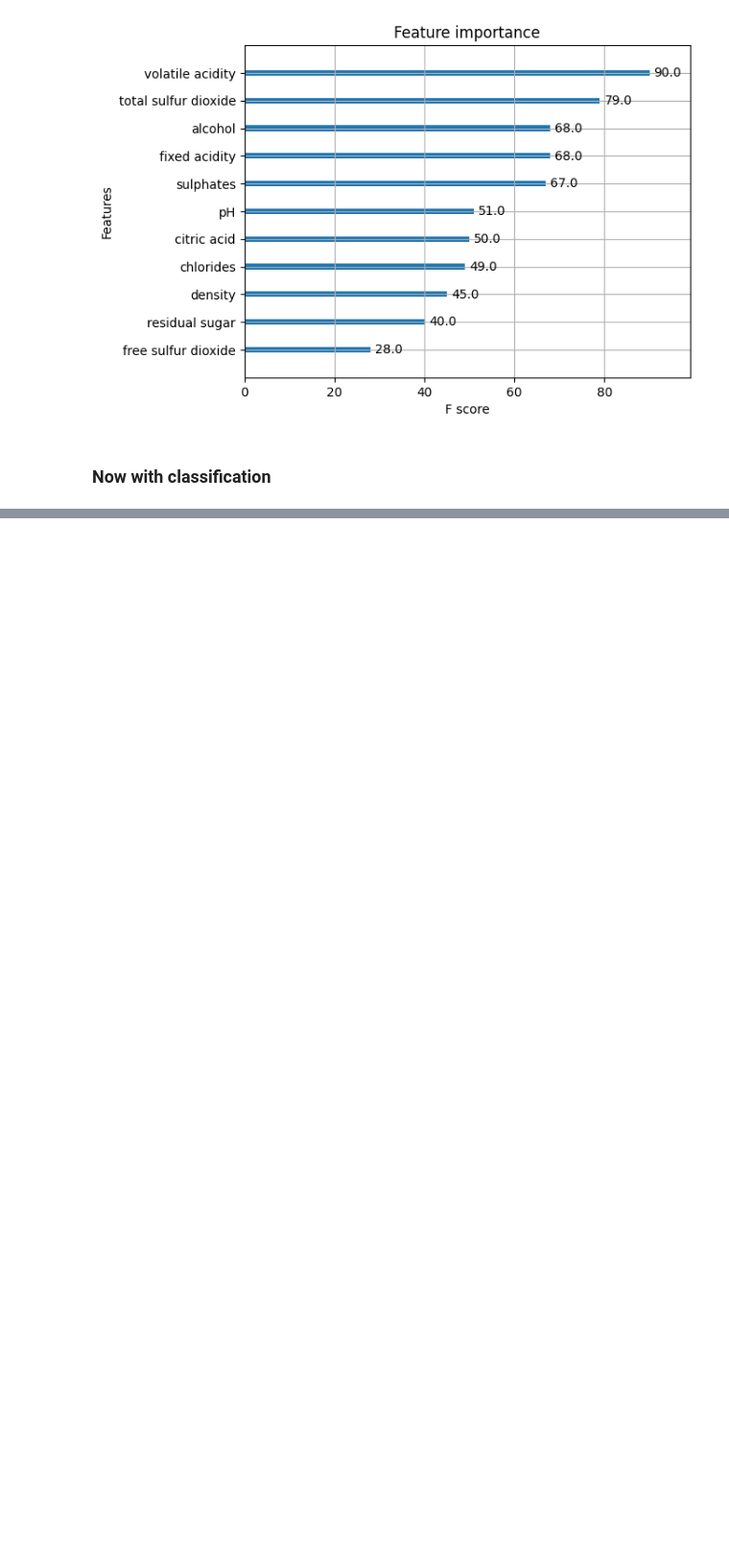
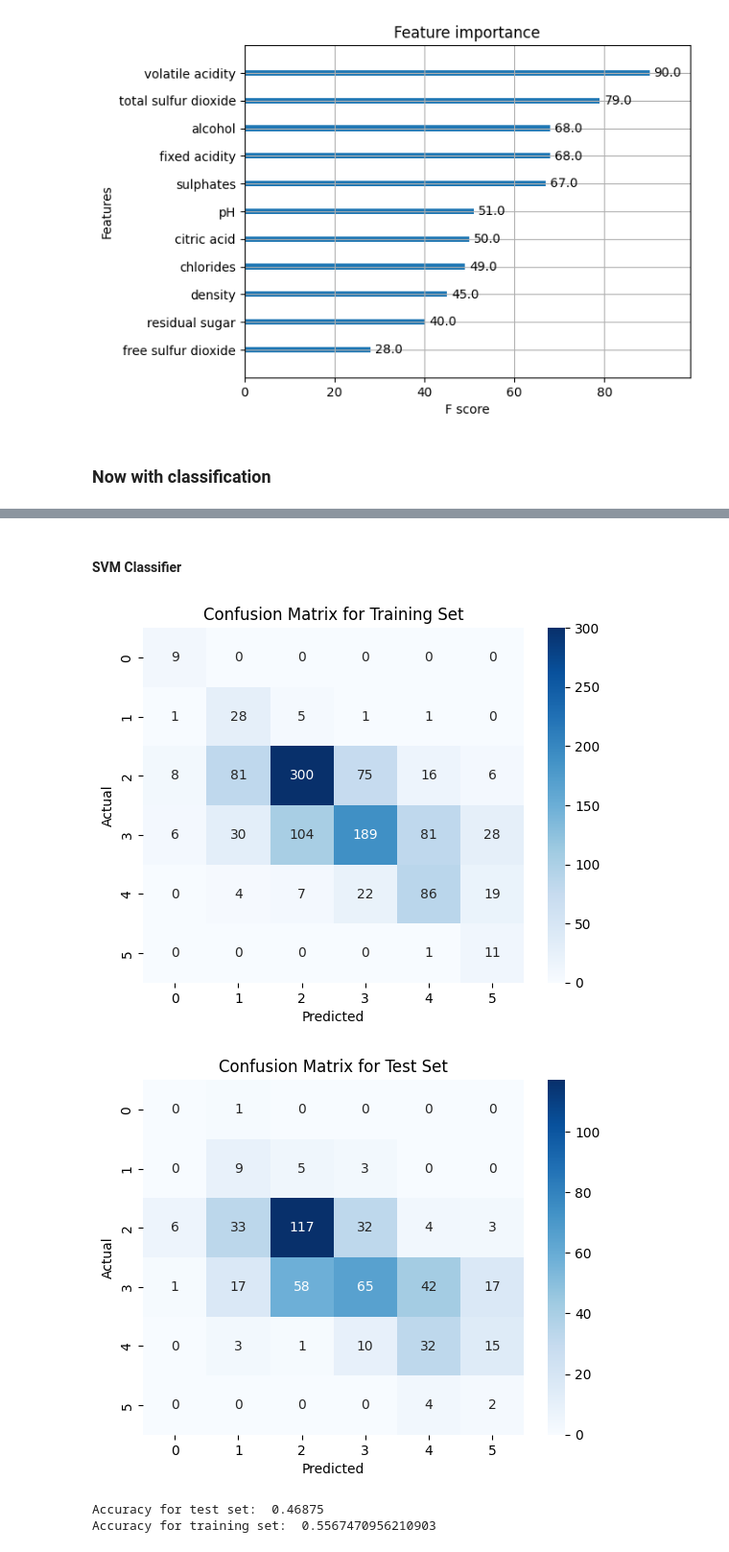
Before and after one commit to leopoldoagorio/Challenges, a Jupyter notebook: VinhoVerde.ipynb, the cells around one changed output, grey strips where cells are left out. Shown at 96% size. Cells and saved outputs as stored; diff of their text form; code cells hidden in the pictures; blank space fills up the shorter version.

Commit message:
classifiers defined, closes #11

```diff
--- a/VinhoVerde.ipynb
+++ b/VinhoVerde.ipynb
@@ -450,0 +593,76 @@ Accuracy for test set:  0.574999988079071
+# %% [markdown]
+#### SVM Classifier
+# %%
+from sklearn.model_selection import train_test_split
+from sklearn.preprocessing import StandardScaler
+from sklearn.utils.class_weight import compute_class_weight
+from sklearn.svm import SVC
+from sklearn.metrics import accuracy_score, confusion_matrix
+import seaborn as sns
+
+# split the data into training and test sets (70% training, 30% test)
+train, test = train_test_split(df, test_size=0.3, random_state=42)
+
+# define the features and the target
+#features = ['fixed acidity', 'volatile acidity', 'citric acid', 'residual sugar', 'chlorides', 'free sulfur dioxide', 'total sulfur dioxide', 'density', 'pH', 'sulphates', 'alcohol']
+features = ['fixed acidity', 'volatile acidity', 'citric acid', 'chlorides', 'total sulfur dioxide', 'density', 'sulphates', 'alcohol']
+target = 'quality'
+
+# create the training and test sets
+X_train = train[features]
+y_train = train[target]
+X_test = test[features]
+y_test = test[target]
+
+# compute class weights to compensate for class imbalance
+class_weights = compute_class_weight(class_weight = 'balanced', classes = np.unique(train[target]), y=train[target])
+
+# create the scaler
+scaler = StandardScaler()
+
+# fit the scaler to the training data
+scaler.fit(X_train)
+
+# transform the training and test data using the scaler
+X_train_scaled = scaler.transform(X_train)
+X_test_scaled = scaler.transform(X_test)
+
+# create the model and train it using the scaled data
+model = SVC(kernel='rbf', class_weight='balanced')
+
+model.fit(X_train_scaled, y_train)
+
+# get the predicted labels for the test set
+y_pred = model.predict(X_test_scaled)
+
+# calculate accuracy and confusion matrix for the training set
+y_pred_train = model.predict(X_train_scaled)
+accuracy_train = accuracy_score(y_train, y_pred_train)
+cm_train = confusion_matrix(y_train, y_pred_train)
+
+# create a heatmap to visualize the confusion matrix
+sns.heatmap(cm_train, annot=True, cmap='Blues', fmt='g')
+plt.xlabel('Predicted')
+plt.ylabel('Actual')
+plt.title('Confusion Matrix for Training Set')
+plt.show()
+
+# calculate accuracy and confusion matrix for the test set
+accuracy = accuracy_score(y_test, y_pred)
+cm = confusion_matrix(y_test, y_pred)
+
+# create a heatmap to visualize the confusion matrix
+sns.heatmap(cm, annot=True, cmap='Blues', fmt='g')
+plt.xlabel('Predicted')
+plt.ylabel('Actual')
+plt.title('Confusion Matrix for Test Set')
+plt.show()
+
+# print accuracy for test set
+print('Accuracy for test set: ', accuracy)
+print('Accuracy for training set: ', accuracy_train)
+# %% [output]
+[figure, added]
+[figure, added]
+Accuracy for test set:  0.46875
+Accuracy for training set:  0.5567470956210903
```
Also changed, not shown: parts of 3 cells of this notebook.
